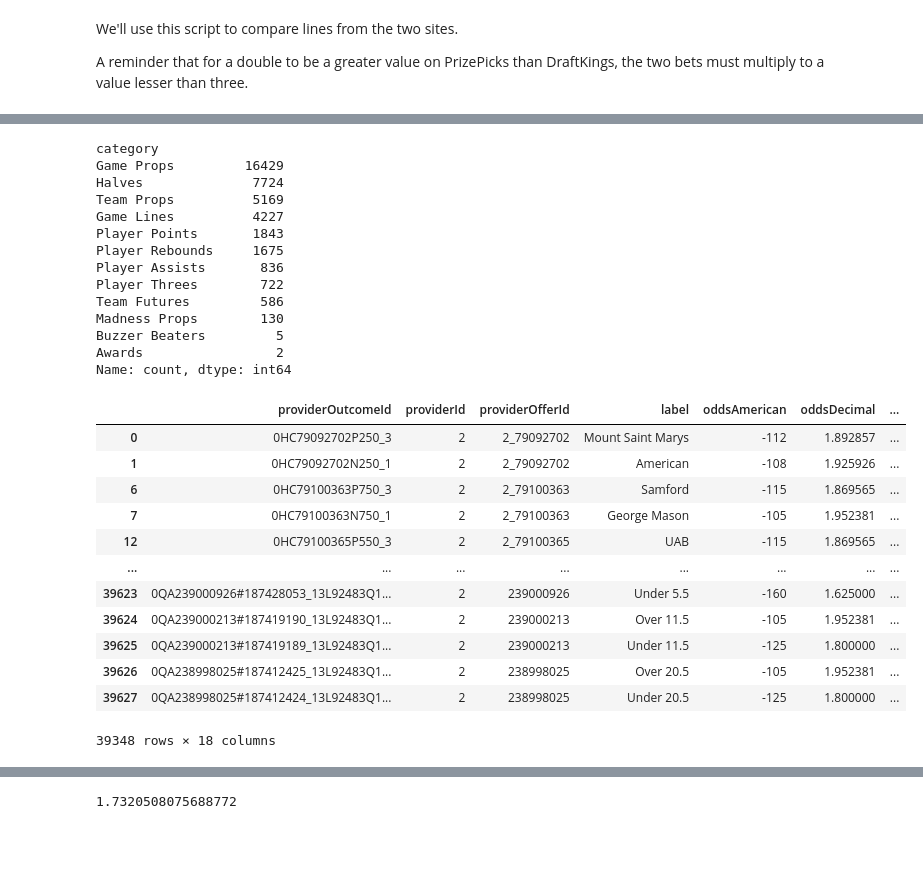
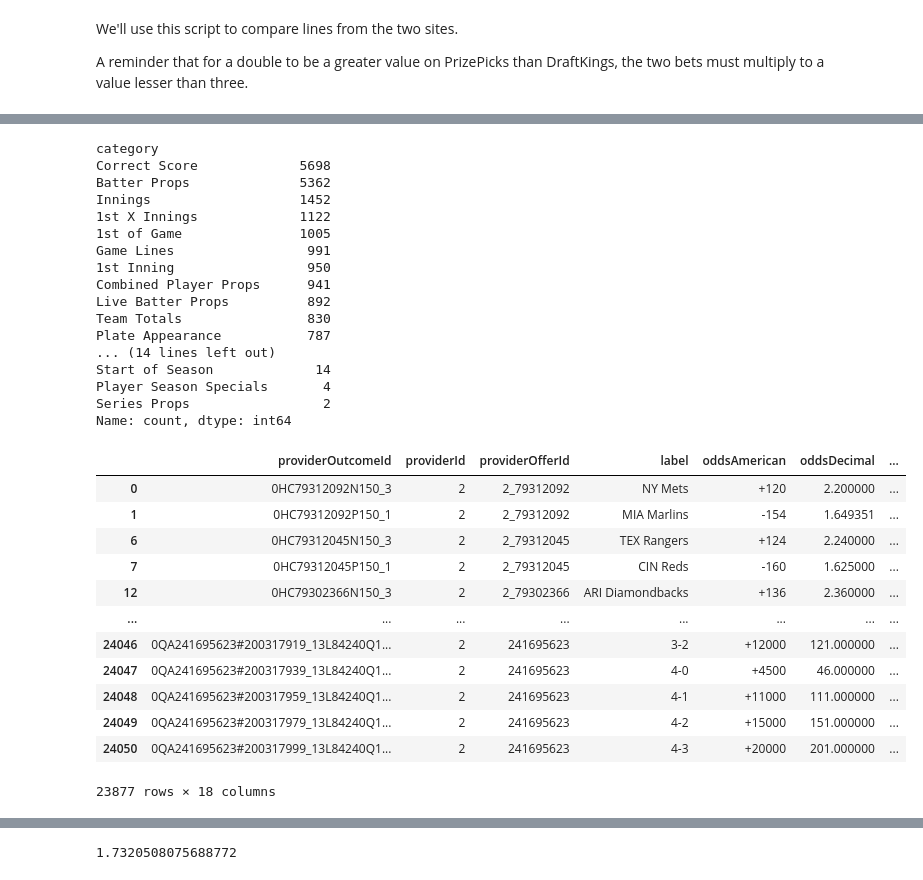
Before and after one commit to akann0/soccer-stat-data-analysis, a Jupyter notebook: ncaa_march_madness_bets/compare_dk_pp_lines.ipynb, the cells around one changed output, grey strips where cells are left out. Cells and saved outputs as stored; diff of their text form; code cells hidden in the pictures; blank space fills up the shorter version.

```diff
--- a/ncaa_march_madness_bets/compare_dk_pp_lines.ipynb
+++ b/ncaa_march_madness_bets/compare_dk_pp_lines.ipynb
@@ -64,52 +64,57 @@ more_mlb_props = ['Correct Score', 'Most Regular Season Strikeouts',
 # %%
 PROP_LABEL_STRING = "prop_label"
 PARTICIPANT_LABEL_STRING = "participant"
 CBB_DK_CSV = "draftkings_cbb.csv"
+MLB_DK_CSV = "draftkings_mlb.csv"
+NBA_DK_CSV = "draftkings_nba.csv"
 
 
-dk_lines = pd.read_csv(CBB_DK_CSV, encoding='latin-1')
+dk_lines = pd.read_csv(MLB_DK_CSV, encoding='latin-1')
 # print(dk_lines['category'].value_counts())
 # # list the items that appear multiple times
 # print(dk_lines[PROP_LABEL_STRING].value_counts()[dk_lines[PROP_LABEL_STRING].value_counts() > 2].keys())
 game_props = ["Game Lines", "Team Props", "Halves", "Game Props", "Total", "Innings", "Total Runs - 1st 5 Innings", "Quick Hits", "Game Leaders", "Game Lines", "Total", "Most Points", "Moneyline", "Halves", "Total 1st Half", "Moneyline 1st Half", "Quarters", "Total 1st Quarter", "Moneyline 1st Quarter", "Q1 Player Props"]
 # game_props = game_props + more_mlb_props
 
 
 
 player_lines = dk_lines[~dk_lines[PROP_LABEL_STRING].isin(game_props)]
 player_lines = player_lines[~player_lines[PARTICIPANT_LABEL_STRING].isin(game_props)]
 print(player_lines["category"].value_counts())
 
 
 player_lines
 # %% [output]
 category
-Game Props         16429
-Halves              7724
-Team Props          5169
-Game Lines          4227
-Player Points       1843
-Player Rebounds     1675
-Player Assists       836
-Player Threes        722
-Team Futures         586
-Madness Props        130
-Buzzer Beaters         5
-Awards                 2
+Correct Score             5698
+Batter Props              5362
+Innings                   1452
+1st X Innings             1122
+1st of Game               1005
+Game Lines                 991
+1st Inning                 950
+Combined Player Props      941
+Live Batter Props          892
+Team Totals                830
+Plate Appearance           787
+... (14 lines left out)
+Start of Season             14
+Player Season Specials       4
+Series Props                 2
 Name: count, dtype: int64
 |  | providerOutcomeId | providerId | providerOfferId | label | oddsAmerican | oddsDecimal | ... |
-| 0 | 0HC79092702P250_3 | 2 | 2_79092702 | Mount Saint Marys | -112 | 1.892857 | ... |
-| 1 | 0HC79092702N250_1 | 2 | 2_79092702 | American | -108 | 1.925926 | ... |
-| 6 | 0HC79100363P750_3 | 2 | 2_79100363 | Samford | -115 | 1.869565 | ... |
-| 7 | 0HC79100363N750_1 | 2 | 2_79100363 | George Mason | -105 | 1.952381 | ... |
-| 12 | 0HC79100365P550_3 | 2 | 2_79100365 | UAB | -115 | 1.869565 | ... |
+| 0 | 0HC79312092N150_3 | 2 | 2_79312092 | NY Mets | +120 | 2.200000 | ... |
+| 1 | 0HC79312092P150_1 | 2 | 2_79312092 | MIA Marlins | -154 | 1.649351 | ... |
+| 6 | 0HC79312045N150_3 | 2 | 2_79312045 | TEX Rangers | +124 | 2.240000 | ... |
+| 7 | 0HC79312045P150_1 | 2 | 2_79312045 | CIN Reds | -160 | 1.625000 | ... |
+| 12 | 0HC79302366N150_3 | 2 | 2_79302366 | ARI Diamondbacks | +136 | 2.360000 | ... |
 | ... | ... | ... | ... | ... | ... | ... | ... |
-| 39623 | 0QA239000926#187428053_13L92483Q1... | 2 | 239000926 | Under 5.5 | -160 | 1.625000 | ... |
-| 39624 | 0QA239000213#187419190_13L92483Q1... | 2 | 239000213 | Over 11.5 | -105 | 1.952381 | ... |
-| 39625 | 0QA239000213#187419189_13L92483Q1... | 2 | 239000213 | Under 11.5 | -125 | 1.800000 | ... |
-| 39626 | 0QA238998025#187412425_13L92483Q1... | 2 | 238998025 | Over 20.5 | -105 | 1.952381 | ... |
-| 39627 | 0QA238998025#187412424_13L92483Q1... | 2 | 238998025 | Under 20.5 | -125 | 1.800000 | ... |
+| 24046 | 0QA241695623#200317919_13L84240Q1... | 2 | 241695623 | 3-2 | +12000 | 121.000000 | ... |
+| 24047 | 0QA241695623#200317939_13L84240Q1... | 2 | 241695623 | 4-0 | +4500 | 46.000000 | ... |
+| 24048 | 0QA241695623#200317959_13L84240Q1... | 2 | 241695623 | 4-1 | +11000 | 111.000000 | ... |
+| 24049 | 0QA241695623#200317979_13L84240Q1... | 2 | 241695623 | 4-2 | +15000 | 151.000000 | ... |
+| 24050 | 0QA241695623#200317999_13L84240Q1... | 2 | 241695623 | 4-3 | +20000 | 201.000000 | ... |
-39348 rows × 18 columns
+23877 rows × 18 columns
 # %%
 print(player_lines['category'].value_counts())
 
```
Also changed, not shown: parts of 10 cells of this notebook, 6 other files.
